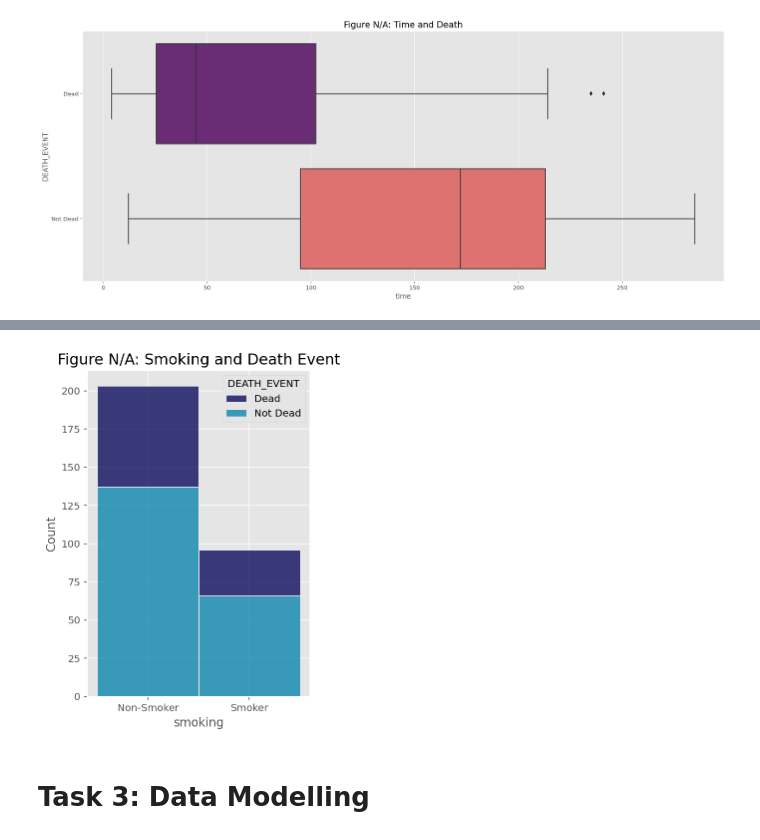
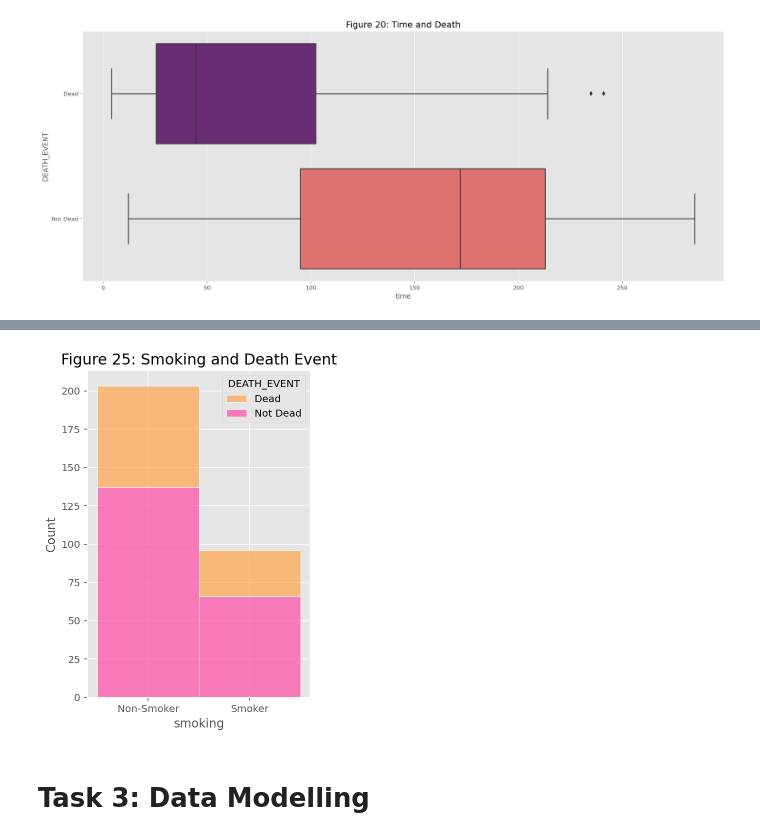
Before and after one commit to Puneet-Grewal/Heart-Attack-Data-Science, a Jupyter notebook: s3900991.ipynb, the cells around one changed output, grey strips where cells are left out. Saved outputs shown, nothing was run; the diff lists cells and outputs as text; code cells hidden in the pictures.

```diff
--- a/s3900991.ipynb
+++ b/s3900991.ipynb
@@ -391,10 +364,10 @@ plt.show();
 # %%
 plt.figure(figsize = (4,6))
-sns.histplot(binwidth=0.5, x="smoking", hue="DEATH_EVENT", data=g_df, stat="count", multiple="stack", palette='ocean')
-plt.title('Figure N/A: Smoking and Death Event', fontsize = 15)
+sns.histplot(binwidth=0.5, x="smoking", hue="DEATH_EVENT", data=g_df, stat="count", multiple="stack", palette='spring_r')
+plt.title('Figure 25: Smoking and Death Event', fontsize = 15)
 plt.show();
 # %% [output]
-[figure, old version]
+[figure, new version]
 # %% [markdown]
 # Task 3: Data Modelling
 # %% [markdown]
```
Also changed, not shown: parts of 48 cells of this notebook.
